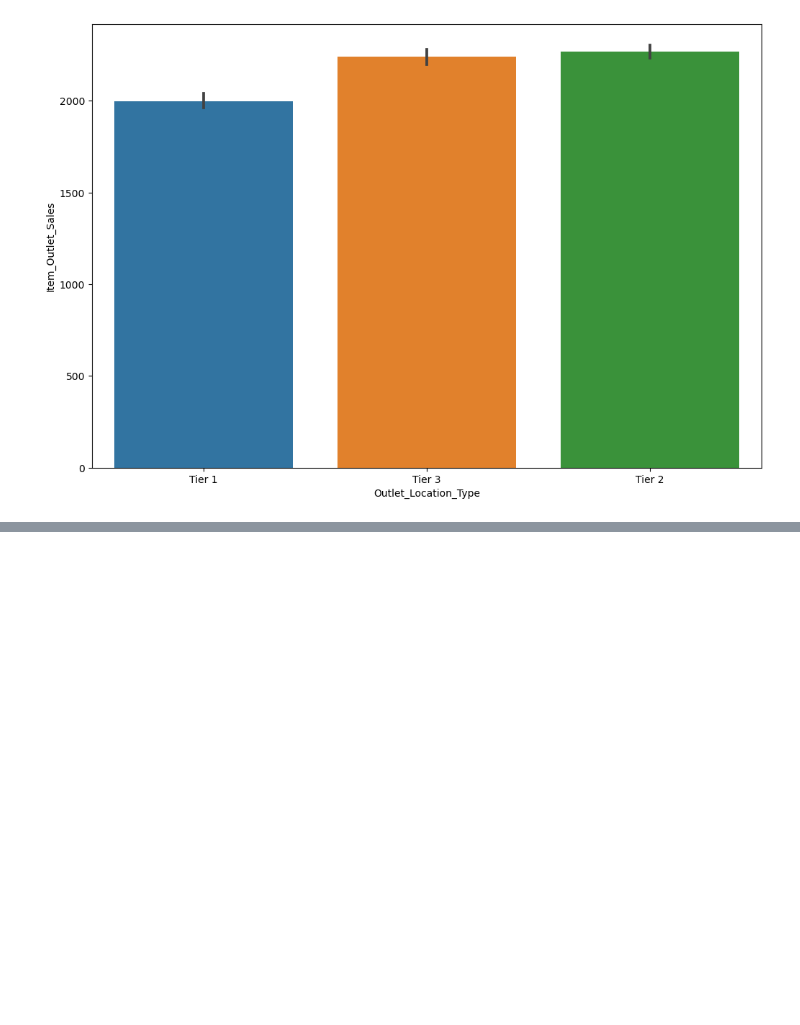
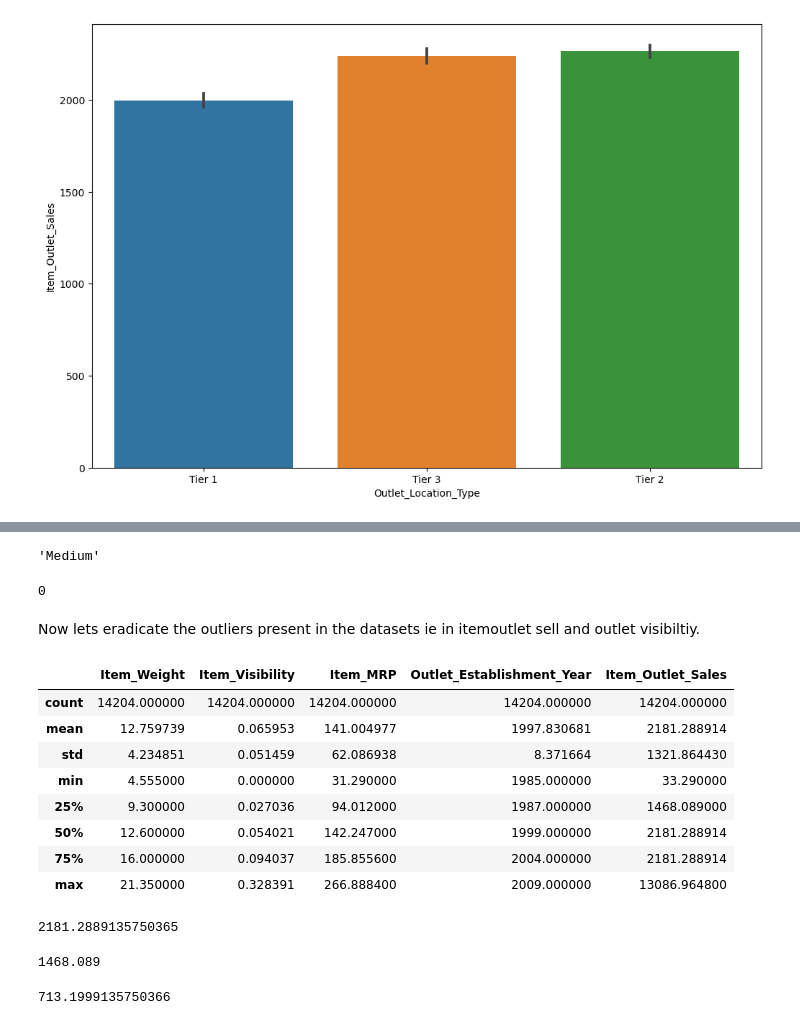
Before and after one commit to sunilbhandari123/Sales_predictions, a Jupyter notebook: Untitled.ipynb, the cells around one changed output, grey strips where cells are left out. Drawn from its saved outputs; the diff is of its cells as text; code cells hidden in the pictures; blank space fills up the shorter version.

```diff
--- a/Untitled.ipynb
+++ b/Untitled.ipynb
@@ -355,0 +366,26 @@ df.head()
+# %%
+mode=df['Outlet_Size'].mode()[0]
+# %%
+mode
+# %% [output]
+'Medium'
+# %%
+df['Outlet_Size']=df['Outlet_Size'].fillna(mode)
+# %%
+df.Outlet_Size.isnull().sum()
+# %% [output]
+0
+# %% [markdown]
+Now lets eradicate the outliers present in the datasets ie in itemoutlet sell and outlet visibiltiy.
+# %%
+df.describe()
+# %% [output]
+|  | Item_Weight | Item_Visibility | Item_MRP | Outlet_Establishment_Year | Item_Outlet_Sales |
+| count | 14204.000000 | 14204.000000 | 14204.000000 | 14204.000000 | 14204.000000 |
+| mean | 12.759739 | 0.065953 | 141.004977 | 1997.830681 | 2181.288914 |
+| std | 4.234851 | 0.051459 | 62.086938 | 8.371664 | 1321.864430 |
+| min | 4.555000 | 0.000000 | 31.290000 | 1985.000000 | 33.290000 |
+| 25% | 9.300000 | 0.027036 | 94.012000 | 1987.000000 | 1468.089000 |
+| 50% | 12.600000 | 0.054021 | 142.247000 | 1999.000000 | 2181.288914 |
+| 75% | 16.000000 | 0.094037 | 185.855600 | 2004.000000 | 2181.288914 |
+| max | 21.350000 | 0.328391 | 266.888400 | 2009.000000 | 13086.964800 |
@@ -355,0 +396,8 @@ df.head()
+# %%
+percentile75
+# %% [output]
+2181.2889135750365
+# %%
+percentile25
+# %% [output]
+1468.089
@@ -355,0 +406,4 @@ df.head()
+# %%
+IQR
+# %% [output]
+713.1999135750366
```
Also changed, not shown: parts of 58 cells of this notebook.
